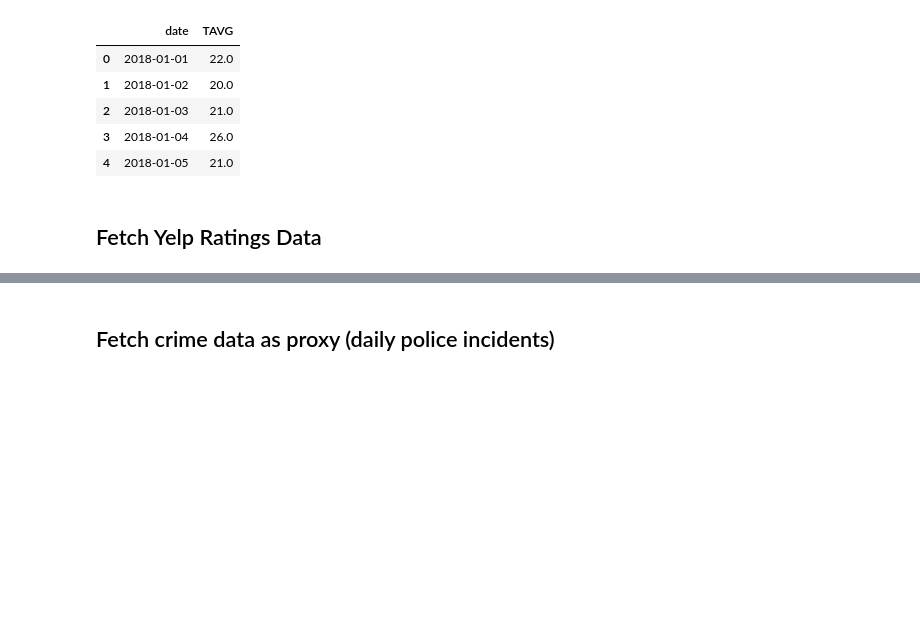
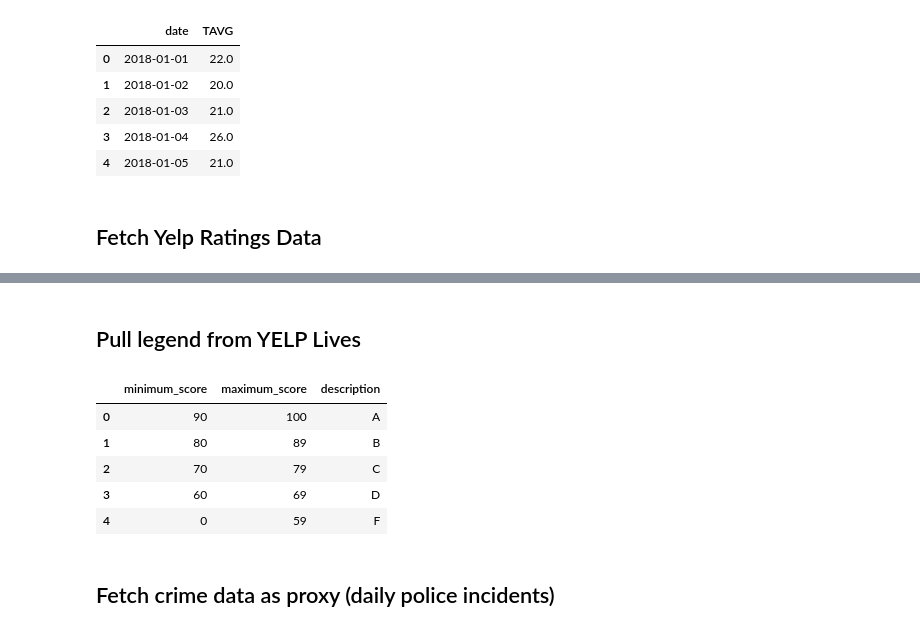
Before and after one commit to shyamal-anadkat/wake-county-food-inspections-analysis, a Jupyter notebook: Wake County - Restaurant Food Inspections Analysis [AIPI510].ipynb, the cells around one changed output, grey strips where cells are left out. Cells and saved outputs as stored; diff of their text form; code cells hidden in the pictures; blank space fills up the shorter version.

Commit message:
update with yelp lives data legend

```diff
--- a/Wake County - Restaurant Food Inspections Analysis [AIPI510].ipynb
+++ b/Wake County - Restaurant Food Inspections Analysis [AIPI510].ipynb
@@ -121,6 +121,18 @@ yelpdatadf.head()
 | 2 | Northside Bistro & Cocktails | False | 23 | [{'alias': 'newamerican', 'title'... | 4.5 | NaN | {'address1': '832 Spring Forest R... | 19198905225 | (919) 890-5225 |
 | 3 | The Daily Planet Cafe | False | 89 | [{'alias': 'cafes', 'title': 'Caf... | 4.0 | $$ | {'address1': '121 W Jones St', 'a... | 19197078060 | (919) 707-8060 |
 | 4 | Hibachi 88 | False | 46 | [{'alias': 'japanese', 'title': '... | 3.5 | $ | {'address1': '3416-100 Poole Rd',... | 19192311688 | (919) 231-1688 |
+# %% [markdown]
+## Pull legend from YELP Lives
+# %%
+legend = pd.read_csv('YELP(LIVES)/legend.csv')
+display(legend)
+# %% [output]
+|  | minimum_score | maximum_score | description |
+| 0 | 90 | 100 | A |
+| 1 | 80 | 89 | B |
+| 2 | 70 | 79 | C |
+| 3 | 60 | 69 | D |
+| 4 | 0 | 59 | F |
 # %% [markdown]
 ## Fetch crime data as proxy (daily police incidents)
 # %%
```
Also changed, not shown: parts of 3 cells of this notebook.
